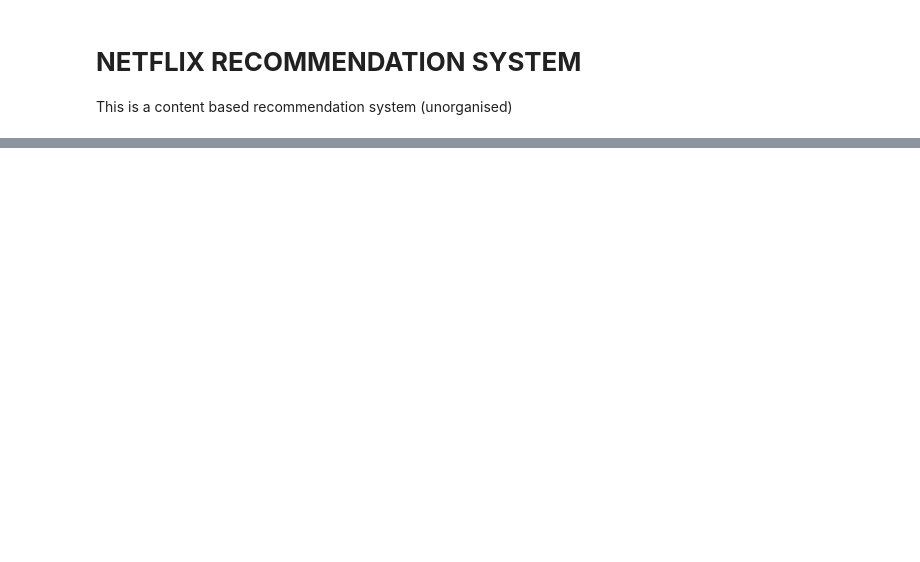
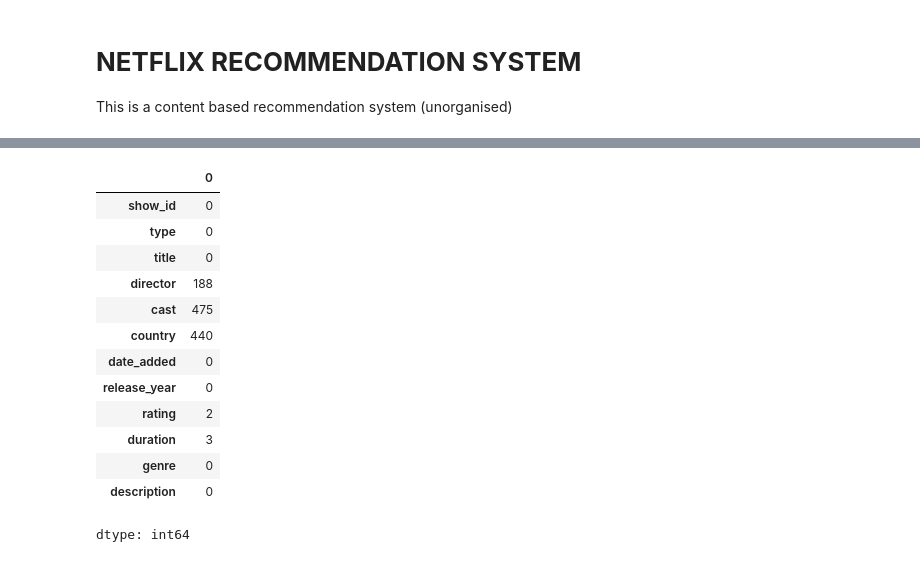
Before and after one commit to saadur1998/Recommendation-Systems, a Jupyter notebook: Content Based Recommendation System/Netflix_Recomedation_System.ipynb, the cells around one changed output, grey strips where cells are left out. Saved outputs shown, nothing was run; the diff lists cells and outputs as text; code cells hidden in the pictures; blank space fills up the shorter version.

```diff
--- a/Content Based Recommendation System/Netflix_Recomedation_System.ipynb
+++ b/Content Based Recommendation System/Netflix_Recomedation_System.ipynb
@@ -335,0 +61,18 @@ recommedation('Coffee & Kareem')
+# %%
+#checking null values in movie dataset
+df_movie.isna().sum()
+# %% [output]
+|  | 0 |
+| show_id | 0 |
+| type | 0 |
+| title | 0 |
+| director | 188 |
+| cast | 475 |
+| country | 440 |
+| date_added | 0 |
+| release_year | 0 |
+| rating | 2 |
+| duration | 3 |
+| genre | 0 |
+| description | 0 |
+dtype: int64
```
Also changed, not shown: parts of 76 cells of this notebook.
